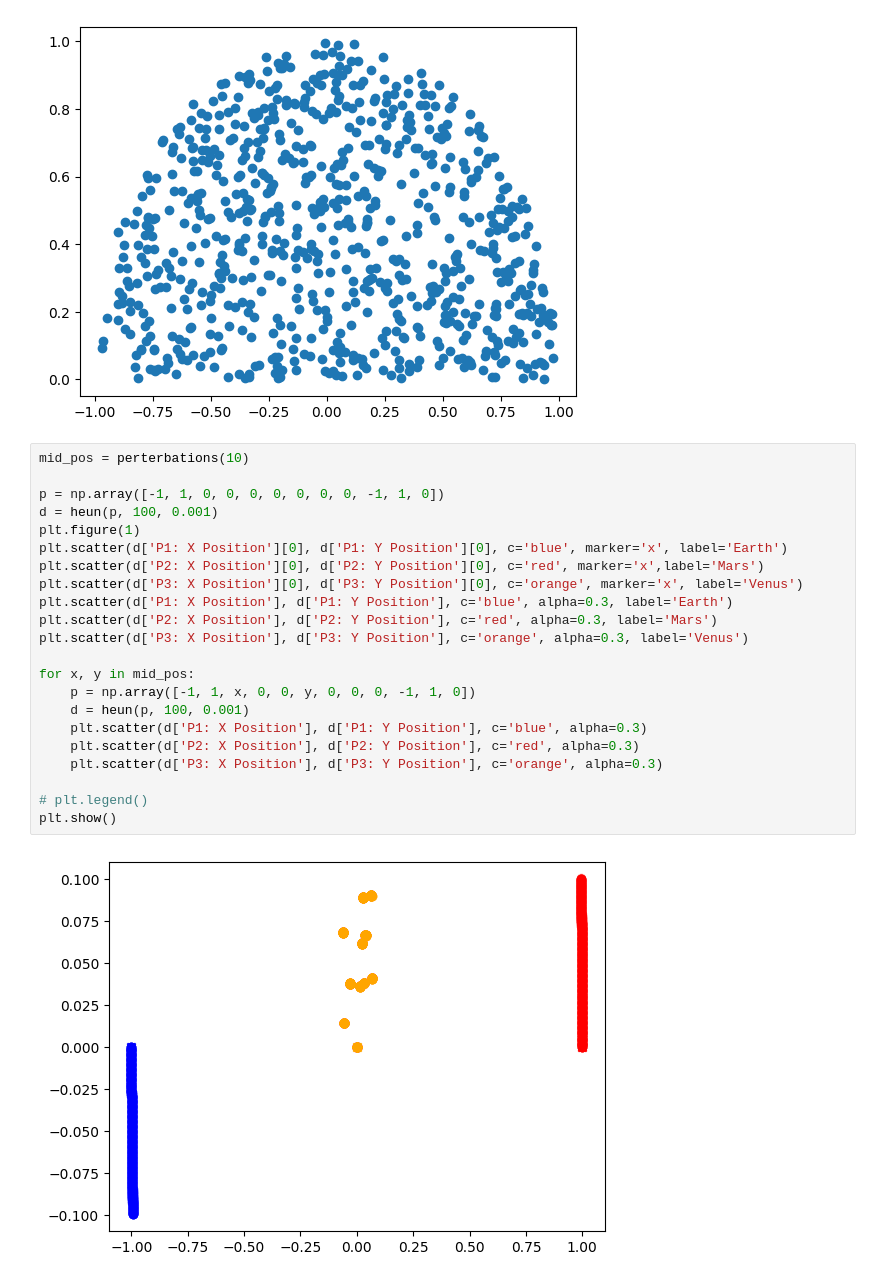
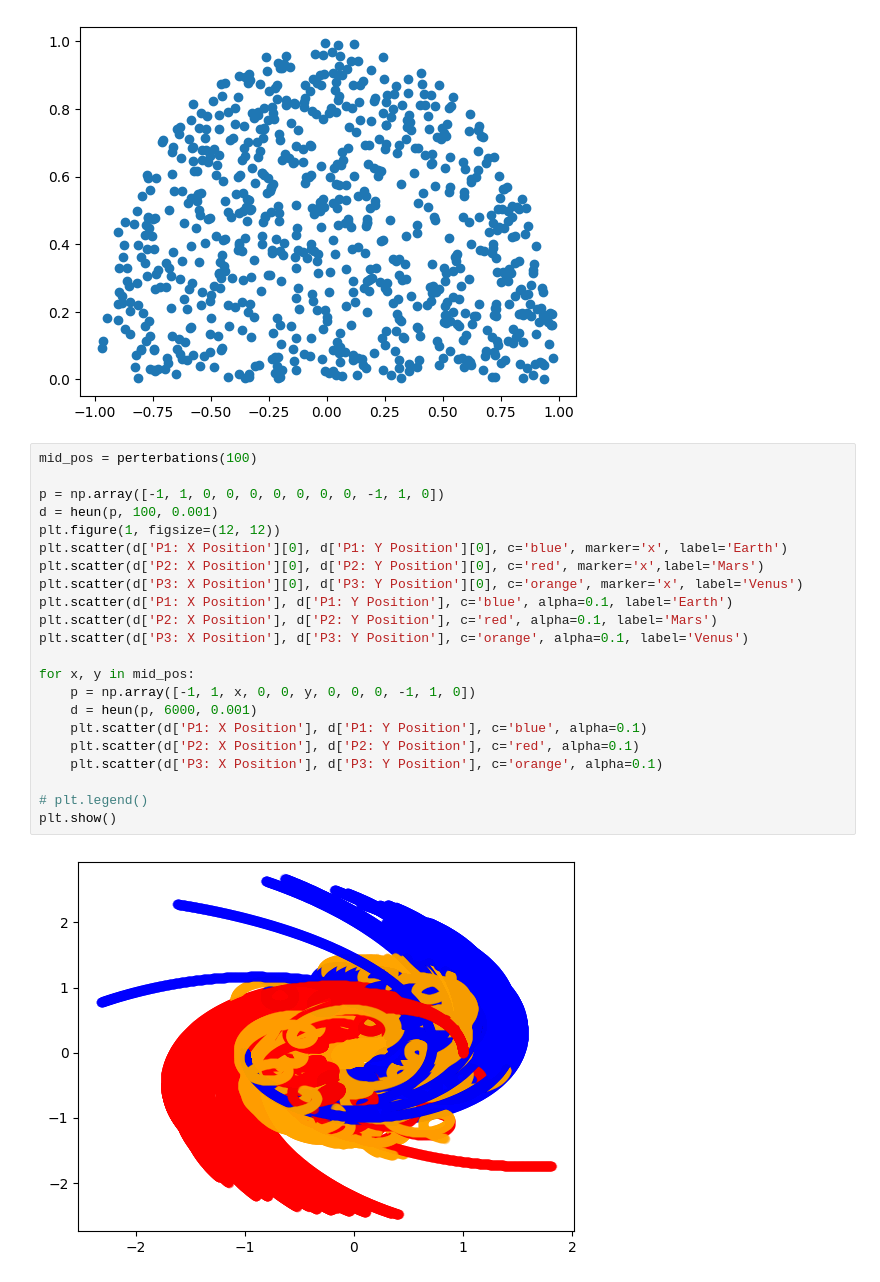
Before and after one commit to wastjohn/ThreeBodyProblemVis, a Jupyter notebook: ThreeBodyVis.ipynb, the cells around one changed output. Cells and saved outputs as stored; diff of their text form.

Commit message:
tried the perterbation theory

```diff
--- a/ThreeBodyVis.ipynb
+++ b/ThreeBodyVis.ipynb
@@ -465,26 +465,26 @@ plt.scatter(x, y)
 <matplotlib.collections.PathCollection at 0x...>
 [figure]
 # %%
-mid_pos = perterbations(10)
+mid_pos = perterbations(100)
 
 p = np.array([-1, 1, 0, 0, 0, 0, 0, 0, 0, -1, 1, 0])
 d = heun(p, 100, 0.001)
-plt.figure(1)
+plt.figure(1, figsize=(12, 12))
 plt.scatter(d['P1: X Position'][0], d['P1: Y Position'][0], c='blue', marker='x', label='Earth')
 plt.scatter(d['P2: X Position'][0], d['P2: Y Position'][0], c='red', marker='x',label='Mars')
 plt.scatter(d['P3: X Position'][0], d['P3: Y Position'][0], c='orange', marker='x', label='Venus')
-plt.scatter(d['P1: X Position'], d['P1: Y Position'], c='blue', alpha=0.3, label='Earth')
-plt.scatter(d['P2: X Position'], d['P2: Y Position'], c='red', alpha=0.3, label='Mars')
-plt.scatter(d['P3: X Position'], d['P3: Y Position'], c='orange', alpha=0.3, label='Venus')
+plt.scatter(d['P1: X Position'], d['P1: Y Position'], c='blue', alpha=0.1, label='Earth')
+plt.scatter(d['P2: X Position'], d['P2: Y Position'], c='red', alpha=0.1, label='Mars')
+plt.scatter(d['P3: X Position'], d['P3: Y Position'], c='orange', alpha=0.1, label='Venus')
 
 for x, y in mid_pos:
     p = np.array([-1, 1, x, 0, 0, y, 0, 0, 0, -1, 1, 0])
-    d = heun(p, 100, 0.001)
-    plt.scatter(d['P1: X Position'], d['P1: Y Position'], c='blue', alpha=0.3)
-    plt.scatter(d['P2: X Position'], d['P2: Y Position'], c='red', alpha=0.3)
-    plt.scatter(d['P3: X Position'], d['P3: Y Position'], c='orange', alpha=0.3)
+    d = heun(p, 6000, 0.001)
+    plt.scatter(d['P1: X Position'], d['P1: Y Position'], c='blue', alpha=0.1)
+    plt.scatter(d['P2: X Position'], d['P2: Y Position'], c='red', alpha=0.1)
+    plt.scatter(d['P3: X Position'], d['P3: Y Position'], c='orange', alpha=0.1)
 
 # plt.legend()
 plt.show()
 # %% [output]
-[figure, old version]
+[figure, new version]
```
